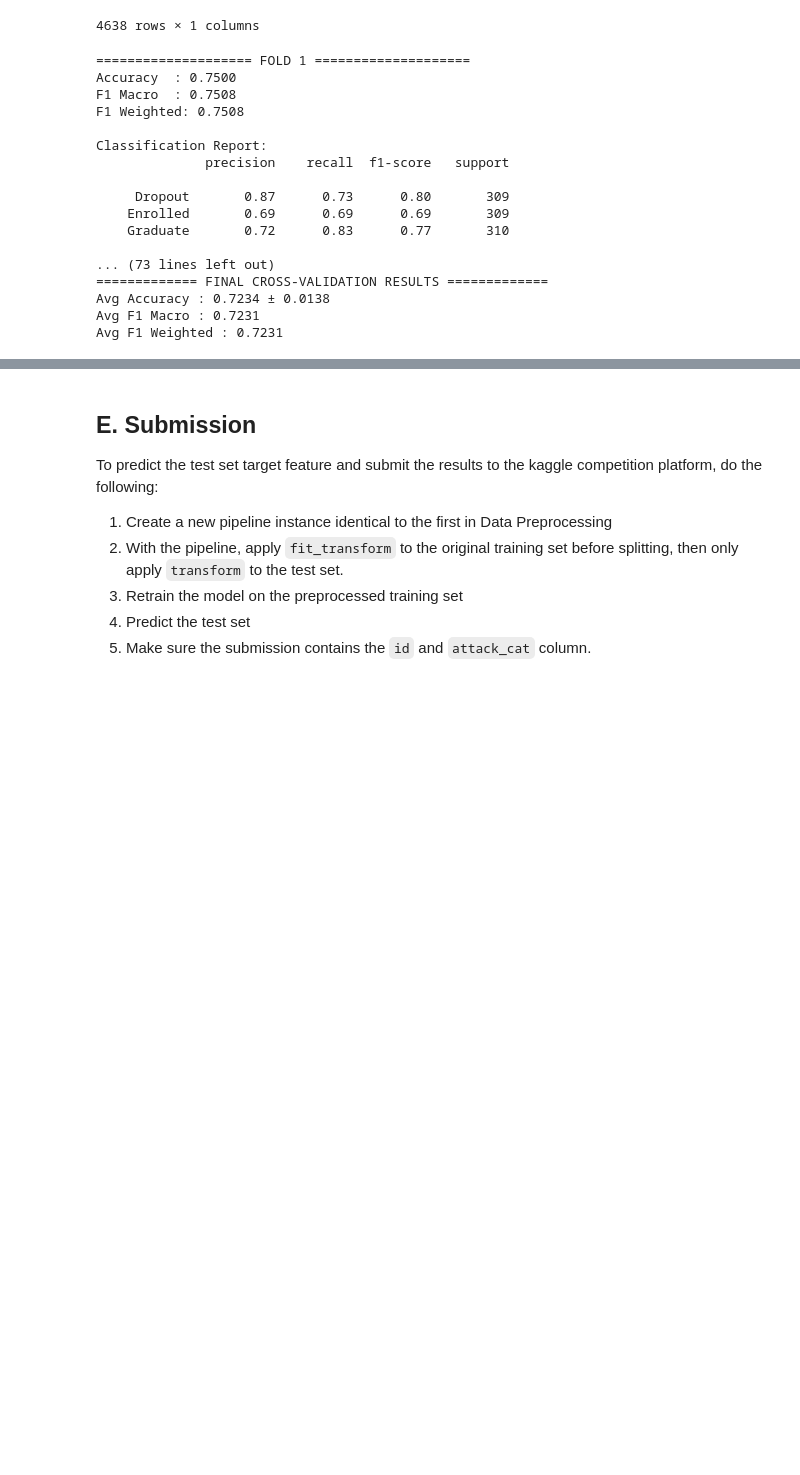
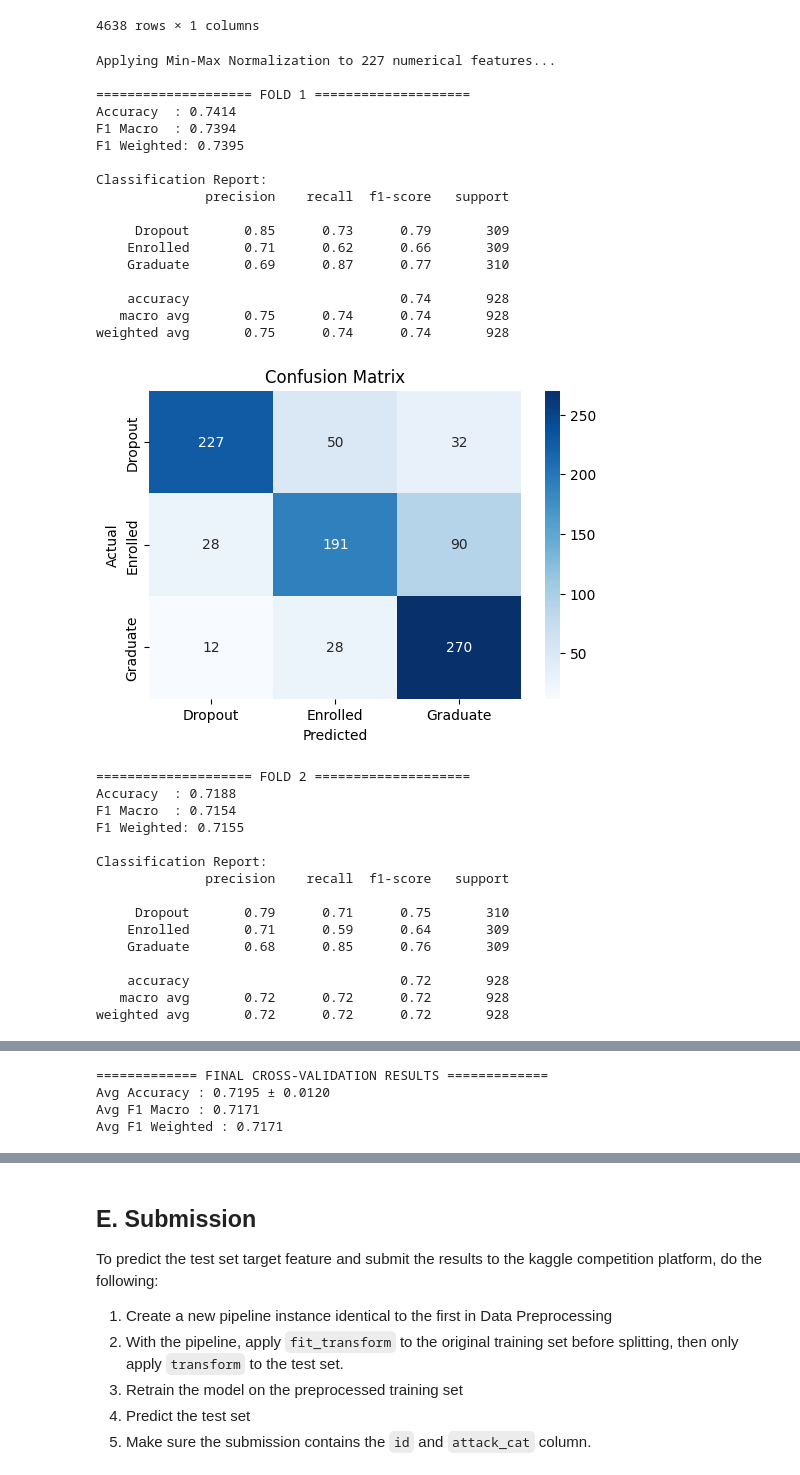
Before and after one commit to KennethhPoenadi/AI-Shiteru, a Jupyter notebook: src/notebook.ipynb, the cells around one changed output, grey strips where cells are left out. Drawn from its saved outputs; the diff is of its cells as text; code cells hidden in the pictures; blank space fills up the shorter version.

```diff
--- a/src/notebook.ipynb
+++ b/src/notebook.ipynb
@@ -1332,6 +1332,7 @@ import numpy as np
 import pandas as pd
 
 def evaluate_multiclass_logreg(X, y, k=5, lr=0.01, n_iters=1500, reg_lambda=0.01, penalty='l2', solver='lbfgs', class_weight="balanced", C=1.0):
+
     skf = StratifiedKFold(n_splits=k, shuffle=True, random_state=67)
 
     accuracies = []
@@ -1374,6 +1375,24 @@ def evaluate_multiclass_logreg(X, y, k=5, lr=0.01, n_iters=1500, reg_lambda=0.01
         print(f"F1 Weighted: {f1_weighted:.4f}")
         print("\nClassification Report:")
         print(classification_report(y_val, y_pred))
+        from sklearn.metrics import confusion_matrix
+        import seaborn as sns
+        import matplotlib.pyplot as plt
+
+        # y_true = label asli
+        # y_pred = label prediksi model
+
+        cm = confusion_matrix(y_val, y_pred, labels=["Dropout", "Enrolled", "Graduate"])
+
+        plt.figure(figsize=(6,4))
+        sns.heatmap(cm, annot=True, fmt="d", cmap="Blues",
+                    xticklabels=["Dropout", "Enrolled", "Graduate"],
+                    yticklabels=["Dropout", "Enrolled", "Graduate"])
+        plt.xlabel("Predicted")
+        plt.ylabel("Actual")
+        plt.title("Confusion Matrix")
+        plt.show()
+
 
         fold += 1
 
@@ -1446,24 +1465,40 @@ memory usage: 8.1+ MB
 # %%
 
 X = df.drop(columns=["Target"])  # Features
 y = df["Target"]                # Labels
 
-evaluate_multiclass_logreg(X, y, k=5, lr=1, n_iters=2000,penalty='elasticnet', solver='liblinear', class_weight="balanced", C=0.03359818286283781)
+evaluate_multiclass_logreg(X, y, k=5, lr=0.1, n_iters=13000,penalty='elasticnet', solver='liblinear', class_weight="balanced", C=0.03359818286283781)
 # %% [output]
+Applying Min-Max Normalization to 227 numerical features...
+
 ==================== FOLD 1 ====================
-Accuracy  : 0.7500
-F1 Macro  : 0.7508
-F1 Weighted: 0.7508
+Accuracy  : 0.7414
+F1 Macro  : 0.7394
+F1 Weighted: 0.7395
 
 Classification Report:
               precision    recall  f1-score   support
 
-     Dropout       0.87      0.73      0.80       309
-    Enrolled       0.69      0.69      0.69       309
-    Graduate       0.72      0.83      0.77       310
+     Dropout       0.85      0.73      0.79       309
+    Enrolled       0.71      0.62      0.66       309
+    Graduate       0.69      0.87      0.77       310
 
-... (73 lines left out)
-============= FINAL CROSS-VALIDATION RESULTS =============
-Avg Accuracy : 0.7234 ± 0.0138
-Avg F1 Macro : 0.7231
-Avg F1 Weighted : 0.7231
+    accuracy                           0.74       928
+   macro avg       0.75      0.74      0.74       928
+weighted avg       0.75      0.74      0.74       928
+[figure, added]
+==================== FOLD 2 ====================
+Accuracy  : 0.7188
+F1 Macro  : 0.7154
+F1 Weighted: 0.7155
+
+Classification Report:
+              precision    recall  f1-score   support
+
+     Dropout       0.79      0.71      0.75       310
+    Enrolled       0.71      0.59      0.64       309
+    Graduate       0.68      0.85      0.76       309
+
+    accuracy                           0.72       928
+   macro avg       0.72      0.72      0.72       928
+weighted avg       0.72      0.72      0.72       928
@@ -1470,3 +1554,7 @@ Avg F1 Weighted : 0.7231
+============= FINAL CROSS-VALIDATION RESULTS =============
+Avg Accuracy : 0.7195 ± 0.0120
+Avg F1 Macro : 0.7171
+Avg F1 Weighted : 0.7171
 # %%
 # def hyperparameter_tune(X_train, y_train, X_val=None, y_val=None,
 #                         cv=5, method='grid', n_iter=50, verbose=True, n_iters=1000, lr=0.01):
```
Also changed, not shown: parts of 9 cells of this notebook, 1 other file.
